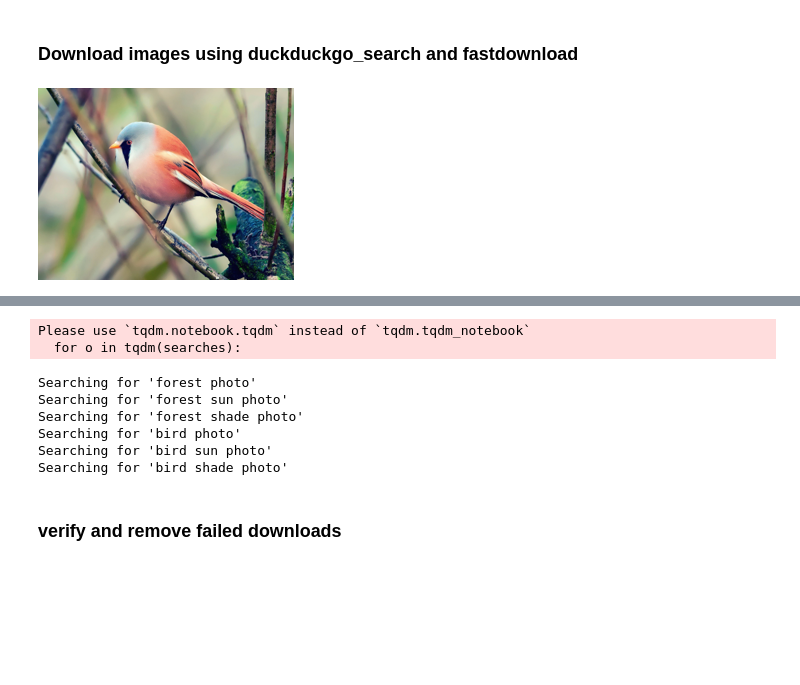
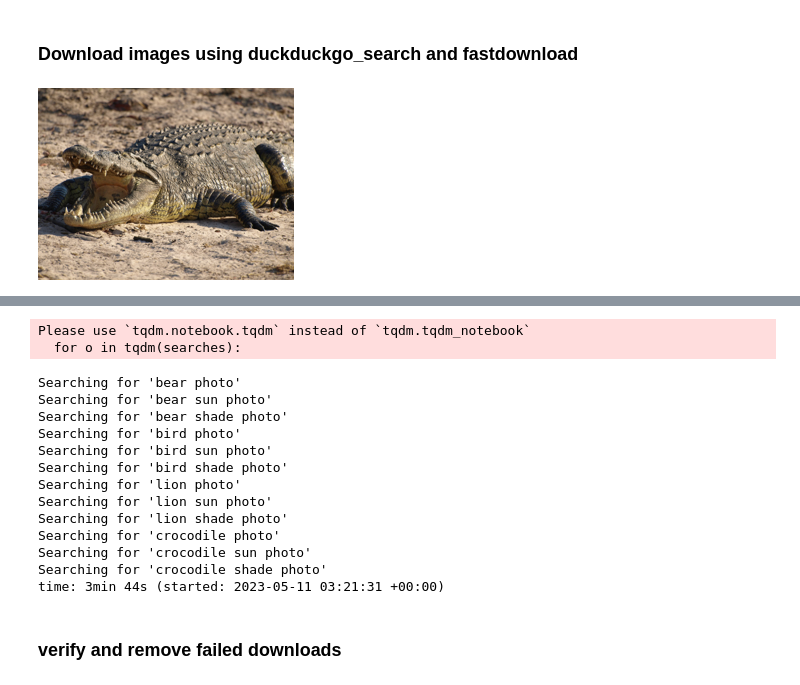
Before and after one commit to mridul-eecs/fast_ai, a Jupyter notebook: image_classification.ipynb, the cells around one changed output, grey strips where cells are left out. Saved outputs shown, nothing was run; the diff lists cells and outputs as text; code cells hidden in the pictures; blank space fills up the shorter version.

Commit message:
fast ai image classification model

```diff
--- a/image_classification.ipynb
+++ b/image_classification.ipynb
@@ -16,4 +19,4 @@ def search_images(term, max_images=30):
 # %%
 url= 'https://amazinganimalphotos.com/wp-content/uploads/2016/11/beautiful-birds.jpeg'
-urls= search_images("bird photos")
+urls= search_images("crocodile photos")
 # %% [output]
@@ -22,11 +26,11 @@ Searching for 'bird photos'
 ### Download images using duckduckgo_search and fastdownload
 # %%
 from fastdownload import download_url
-dest = 'bird.jpg'
+dest = 'crocodile.jpg'
 download_url(urls[0], dest, show_progress=False)
 
 from fastai.vision.all import *
 im = Image.open(dest)
 im.to_thumb(256,256)
 # %% [output]
-[figure, old version]
+[figure, new version]
@@ -33,6 +38,6 @@ im.to_thumb(256,256)
 # %%
-searches = 'forest','bird'
-path = Path('bird_or_not')
+searches = 'bear','bird','lion', 'crocodile'
+path = Path('animals')
 from time import sleep
 
 for o in tqdm(searches):
@@ -48,12 +53,19 @@ for o in tqdm(searches):
 # %% [output]
 Please use `tqdm.notebook.tqdm` instead of `tqdm.tqdm_notebook`
   for o in tqdm(searches):
-Searching for 'forest photo'
-Searching for 'forest sun photo'
-Searching for 'forest shade photo'
+Searching for 'bear photo'
+Searching for 'bear sun photo'
+Searching for 'bear shade photo'
 Searching for 'bird photo'
 Searching for 'bird sun photo'
 Searching for 'bird shade photo'
+Searching for 'lion photo'
+Searching for 'lion sun photo'
+Searching for 'lion shade photo'
+Searching for 'crocodile photo'
+Searching for 'crocodile sun photo'
+Searching for 'crocodile shade photo'
+time: 3min 44s (started: 2023-05-11 03:21:31 +00:00)
 # %% [markdown]
 ### verify and remove failed downloads
 # %%
```
Also changed, not shown: parts of 17 cells of this notebook.
